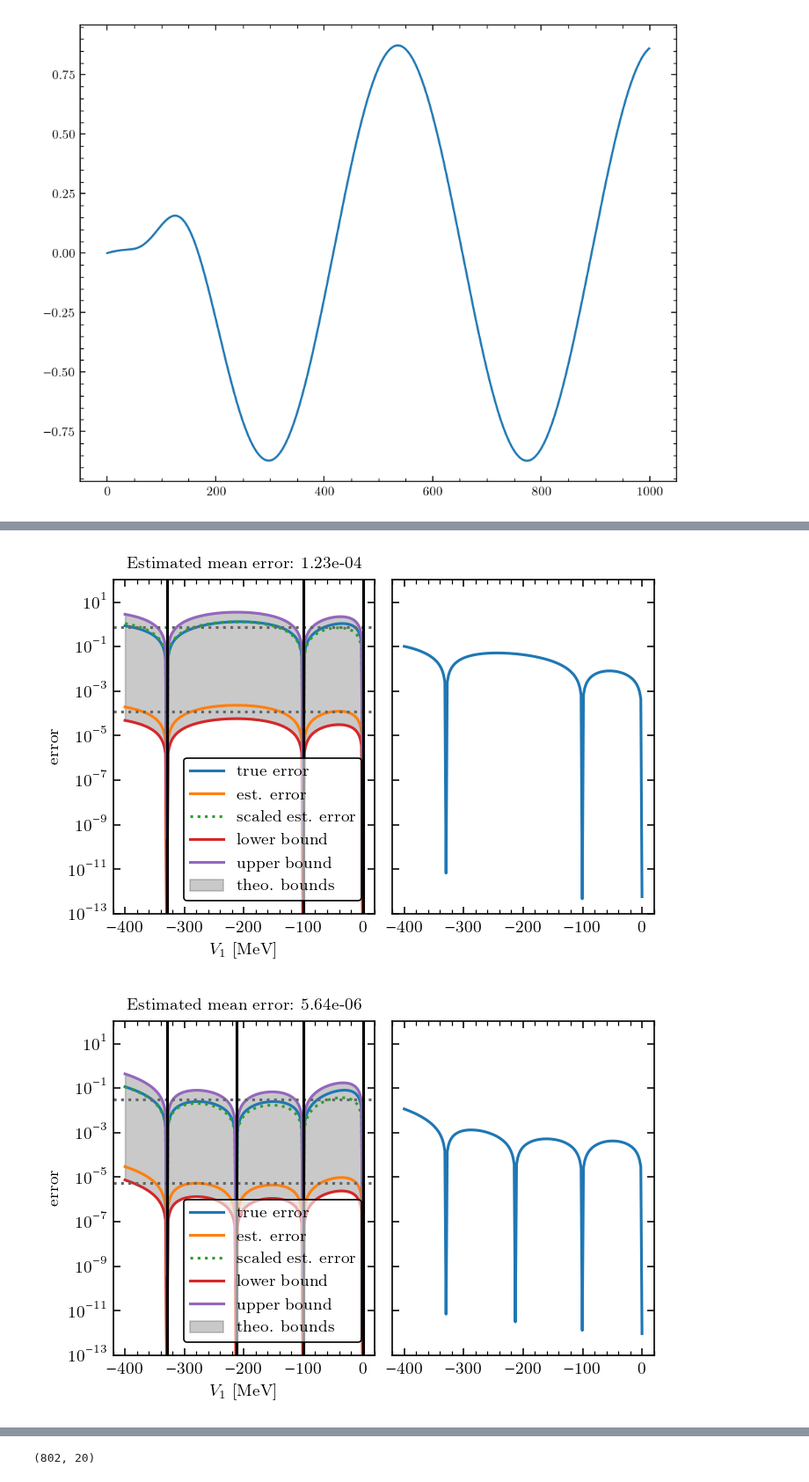
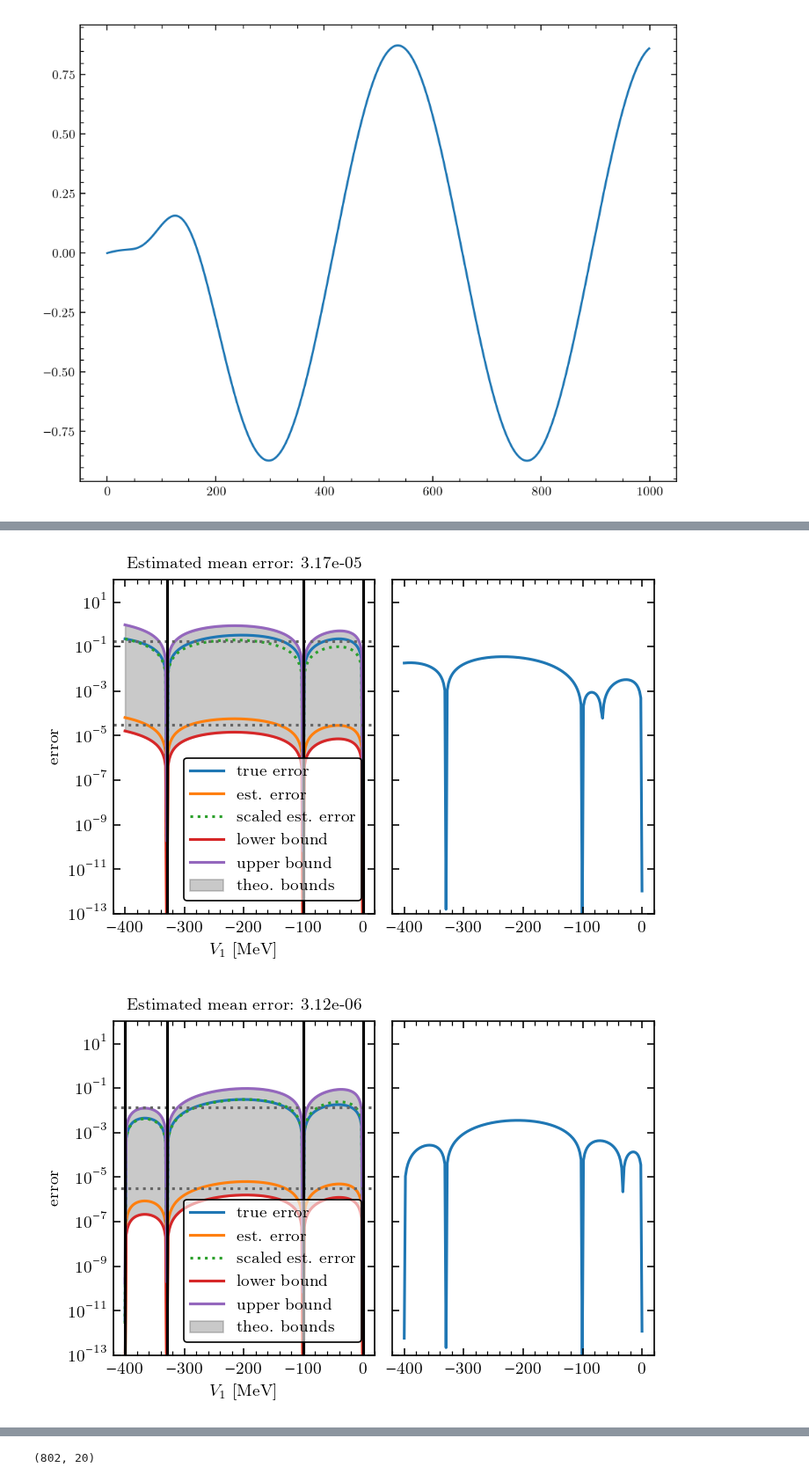
Before and after one commit to buqeye/cs_greedy_emulator, a Jupyter notebook: testing.ipynb, the cells around one changed output, grey strips where cells are left out. Shown at 88% size. Drawn from its saved outputs; the diff is of its cells as text; code cells hidden in the pictures.

Commit message:
finishes implementation of LSPG, lsq solver via SVD and QR decompositions

```diff
--- a/testing.ipynb
+++ b/testing.ipynb
@@ -116,12 +121,13 @@ greedy_grom = AffineGROMNoMatch(scattExp=scattExp,
         #    free_lecs={"V0": (0, 400)},
            free_lecs={"V1": (-400, 0)},
            num_snapshots_init=2,
-            num_snapshots_max=2000,
+            num_snapshots_max=200,
             approach="greedy",
             pod_rcond=1e-10,
             init_snapshot_lecs=None,
-            greedy_max_iter=8,
+            greedy_max_iter=3,
             mode="linear",
+            emulator_training_mode="grom",
             seed=10203
             )
 # %% [output]
@@ -152,0 +207,16 @@ array([1.4412681e-09])
+# %%
+from NumerovEmulator import AffineGROMNoMatch
+greedy_lspg = AffineGROMNoMatch(scattExp=scattExp,
+           grid=grid,
+        #    free_lecs={"V0": (0, 400)},
+           free_lecs={"V1": (-400, 0)},
+           num_snapshots_init=2,
+            num_snapshots_max=200,
+            approach="greedy",
+            pod_rcond=1e-10,
+            init_snapshot_lecs=None,
+            greedy_max_iter=3,
+            mode="linear",
+            emulator_training_mode="lspg",
+            seed=10203
+            )
@@ -153,7 +241,7 @@ array([1.4412681e-09])
 # %%
 from constants import cm
-num_iter = len(greedy_grom.greedy_logging)
-V0_arr = greedy_grom.lec_all_samples[:,2]
+num_iter = len(greedy_lspg.greedy_logging)
+V0_arr = greedy_lspg.lec_all_samples[:,2]
 for niter in range(num_iter):
     fig, axs = plt.subplots(1,2, sharex=True, sharey=True,
                             figsize=(12*cm,8*cm), constrained_layout=True)
@@ -163,7 +251,7 @@ for niter in range(num_iter):
     ax.set_ylim(1e-13, 1e2)
     [snapshot_idxs, fom_sol, emulated_sol,
      romErrors, realErrors, estErrBounds,
-     coercivity_constant] = greedy_grom.greedy_logging[niter]
+     coercivity_constant] = greedy_lspg.greedy_logging[niter]
     ax.semilogy(V0_arr, realErrors, label=f"true error")
     ax.semilogy(V0_arr, romErrors, ls="-", label=f"est. error")
     ax.semilogy(V0_arr, coercivity_constant*romErrors,
@@ -188,8 +276,8 @@ for niter in range(num_iter):
     ax.legend().set_zorder(102)
 
     ax = axs[1]
-    Smats_emul = greedy_grom.get_S_matrix(emulated_sol)
-    Smats_fom = greedy_grom.get_S_matrix(fom_sol)
+    Smats_emul = greedy_lspg.get_S_matrix(emulated_sol)
+    Smats_fom = greedy_lspg.get_S_matrix(fom_sol)
     ax.semilogy(V0_arr, np.abs(Smats_emul - Smats_fom), label=f"true error")
     # ax.semilogy(V0_arr, romErrors, ls="-", label=f"est. error")
 
@@ -199,2 +287,2 @@ for niter in range(num_iter):
-[figure, old version]
+[figure, new version]
-[figure, old version]
+[figure, new version]
```
Also changed, not shown: parts of 10 cells of this notebook, 1 other file.
